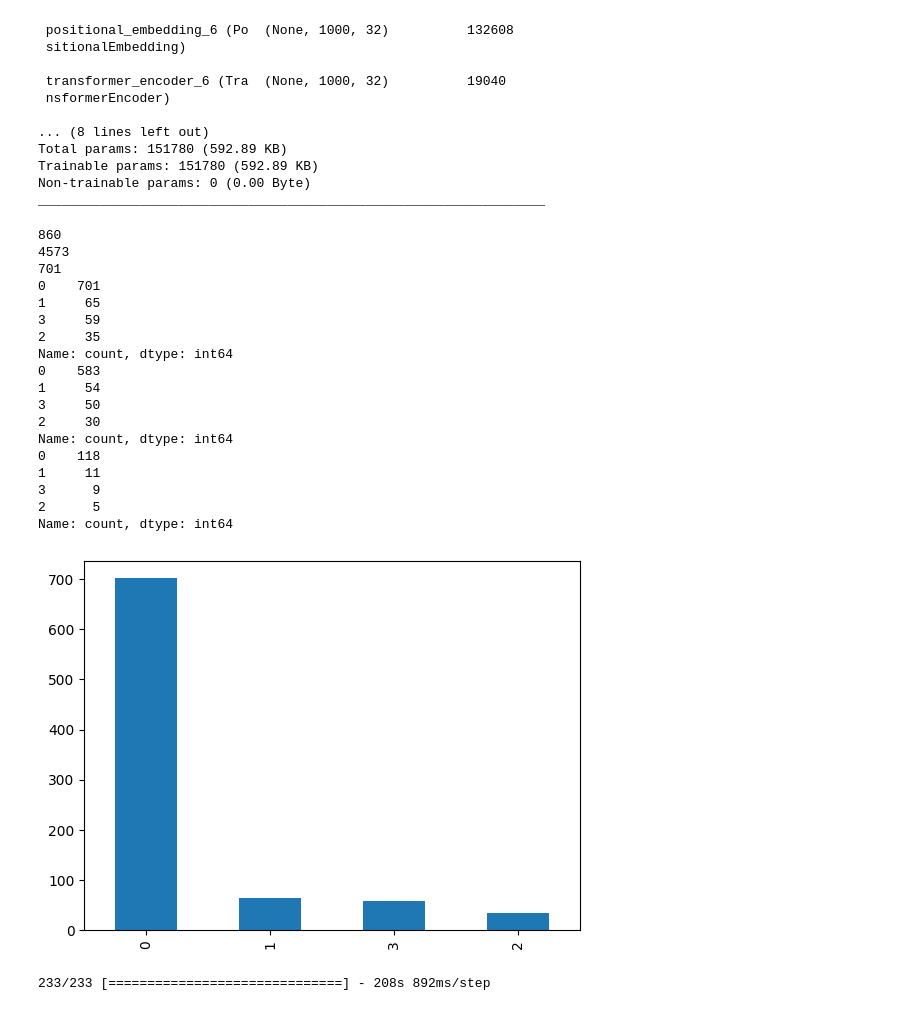
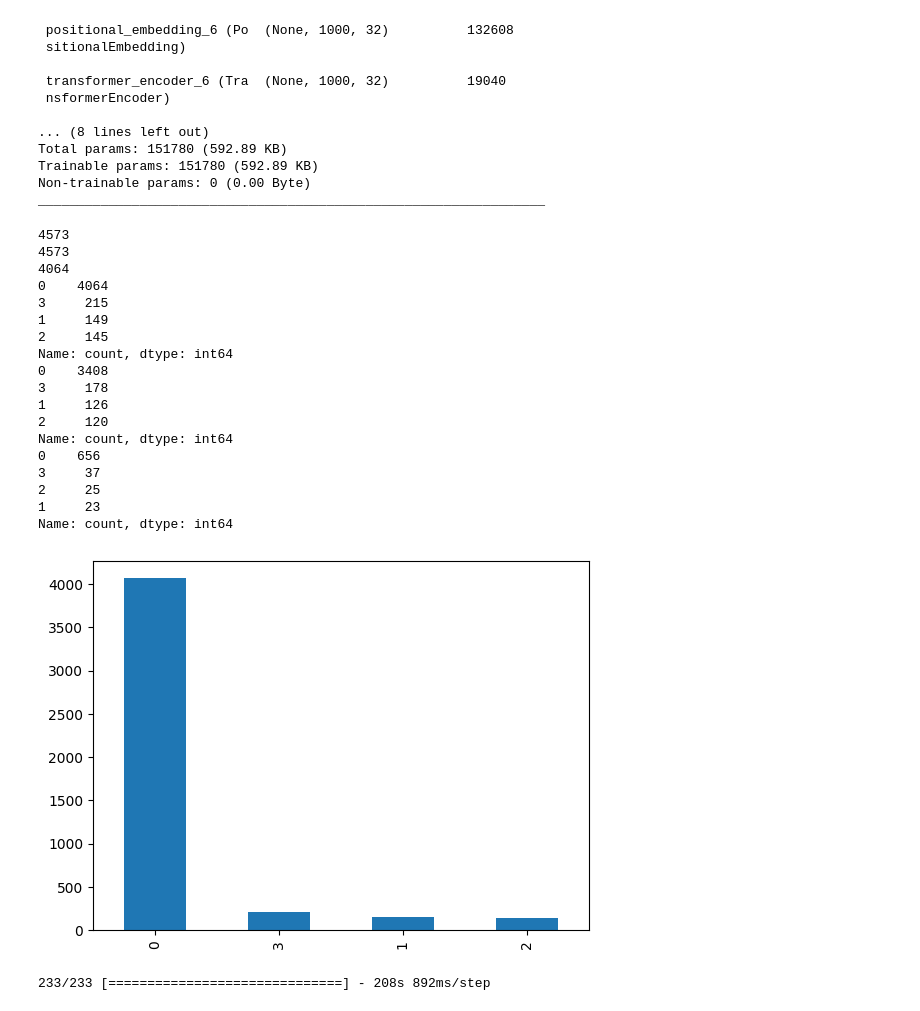
Before and after one commit to MZGamer/Graduate_Project, a Jupyter notebook: localModel.ipynb, the cells around one changed output. Cells and saved outputs as stored; diff of their text form; code cells hidden in the pictures.

```diff
--- a/localModel.ipynb
+++ b/localModel.ipynb
@@ -408,7 +408,7 @@ TARGET = 'food_quality'
 maxlen = 1000
 vocab_size = len(dic)
 # 讀取CSV文件並轉換為DataFrame
-df = pd.read_csv('reviewTypeClean.csv')
+df = pd.read_csv('maybeNegativeOrNature_foodQuality.csv')
 df.dropna(inplace=True)
 
 texts = df['Comment'].tolist()
@@ -419,11 +419,11 @@ full_size_encText = []
 labels = []
 encText = []
 
-Label0Max = 700
+Label0Max = float("INF")
 Label0Count = 0
 
 
-PositiveMax = 700
+PositiveMax = float("INF")
 PositiveCount = 0
 for t in range(len(texts)):
   texts[t] = emoji.demojize(texts[t])
@@ -480,48 +480,48 @@ for t in range(len(texts)):
   encText.append(encs)
 
 
 
 print(len(labels))
 print(len(texts))
 print(pd.Series(labels).value_counts()[0])
 pd.Series(labels).value_counts().plot(kind='bar')
 # 將資料集分割成訓練集和測試集
 x_train, x_val, y_train, y_val = shuffle(encText, labels, 0.2)
 # 將標籤轉換為模型所需的格式
 label_dict = {label: i for i, label in enumerate(set(labels))}
 
 
 y_train = tf.constant([label_dict[label] for label in y_train], dtype=tf.int32)  # 將資料型別轉換為 tf.int32
 y_val = tf.constant([label_dict[label] for label in y_val], dtype=tf.int32)  # 將資料型別轉換為 tf.int32
 num_classes = len(label_dict)
 
 Y_train = tf.one_hot(y_train, num_classes)
 
 Y_test_original=y_val
 Y_test = tf.one_hot(y_val, num_classes)
 
 X_train = tf.constant(x_train)
 X_test = tf.constant(x_val)
 # %% [output]
-860
 4573
-701
-0    701
-1     65
-3     59
-2     35
+4573
+4064
+0    4064
+3     215
+1     149
+2     145
 Name: count, dtype: int64
-0    583
-1     54
-3     50
-2     30
+0    3408
+3     178
+1     126
+2     120
 Name: count, dtype: int64
-0    118
-1     11
-3      9
-2      5
+0    656
+3     37
+2     25
+1     23
 Name: count, dtype: int64
-[figure, old version]
+[figure, new version]
 # %%
 import tensorflow as tf
 import os
```
Also changed, not shown: parts of 1 cell of this notebook, 2 other files.
